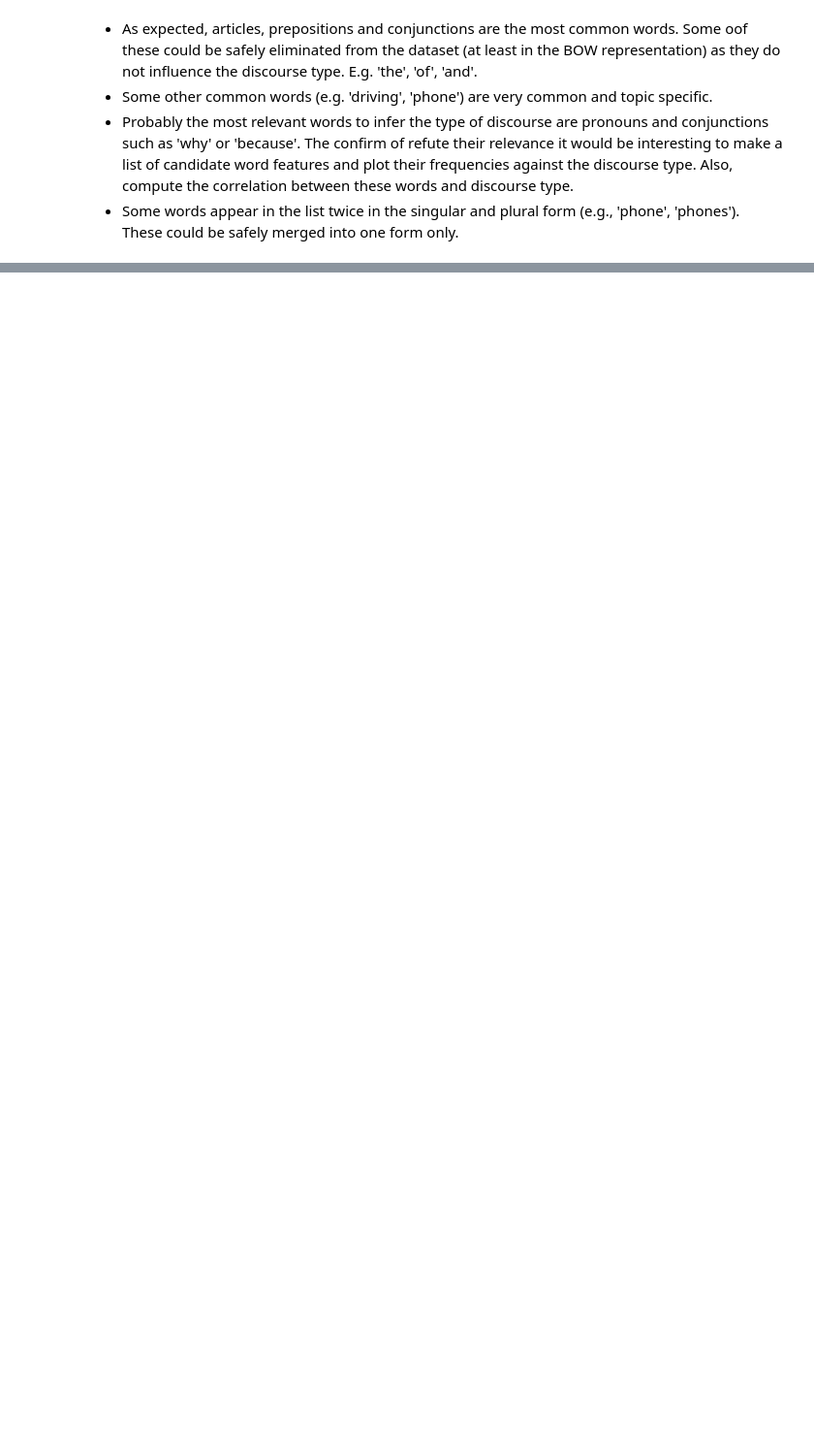
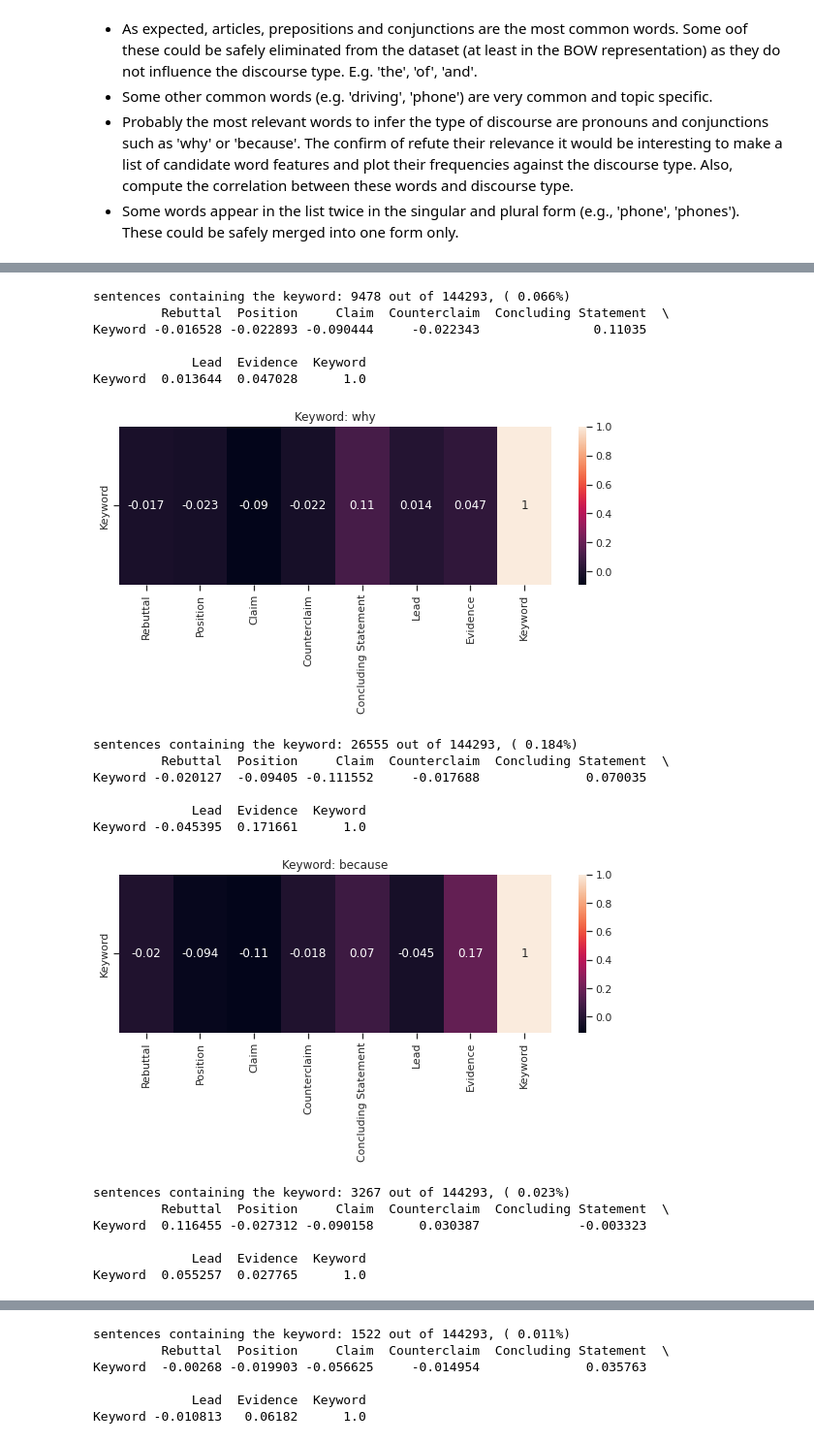
Before and after one commit to ValleyCrisps/Evaluating-Student-Writing, a Jupyter notebook: notebooks/exploratory_data_analysis.ipynb, the cells around one changed output, grey strips where cells are left out. Shown at 97% size. Saved outputs shown, nothing was run; the diff lists cells and outputs as text; code cells hidden in the pictures; blank space fills up the shorter version.

Commit message:
single word correlations

```diff
--- a/notebooks/exploratory_data_analysis.ipynb
+++ b/notebooks/exploratory_data_analysis.ipynb
@@ -64,0 +61,4 @@ print(types)
+# %%
+types = list(set(train_data["discourse_type"]))
+types_to_int = {'Rebuttal': 1, 'Position': 2, 'Claim': 3, 'Counterclaim': 4, 'Concluding Statement': 5, 'Lead': 6, 'Evidence': 7}
+print(types_to_int)
@@ -177,0 +144,58 @@ plt.show()
+# %%
+def single_keyword_correlation(keyword):
+  """
+  Given a keyword, print the correlation between keyword occurrence and discourse type for each type
+  Check both keyword and Keyword
+  """
+  # for reference:
+  # types_to_int = {'Rebuttal': 1, 'Position': 2, 'Claim': 3, 'Counterclaim': 4, 'Concluding Statement': 5, 'Lead': 6, 'Evidence': 7}
+
+  df = pd.DataFrame()
+
+  # add a column for each discourse type
+  for key, val in types_to_int.items():
+    df[key] = [int(x == key) for x in train_data['discourse_type']]
+
+  # add a column for the keyword
+  df['Keyword'] = [int((keyword in x) or (keyword.capitalize() in x)) for x in train_data['discourse_text']]
+
+  occurrences = df['Keyword'].sum()
+  total = len(df)
+  percent = occurrences/total
+
+  print(f'sentences containing the keyword: {occurrences} out of {total}, ({percent: .3f}%)')
+
+  # compute correlation
+  correlation_matrix = df.corr()
+  print(correlation_matrix[-1:])
+
+  plt.figure(figsize=(10,3))
+  plt.title(f'Keyword: {keyword}')
+  sns.heatmap(correlation_matrix[-1:], annot=True)
+  plt.show()
+# %%
+keyword_list = ['why', 'because', 'however', 'therefore', 'hence', 'so', 'while', 'finally', 'and']
+
+for keyword in keyword_list:
+  single_keyword_correlation(keyword)
+# %% [output]
+sentences containing the keyword: 9478 out of 144293, ( 0.066%)
+         Rebuttal  Position     Claim  Counterclaim  Concluding Statement  \
+Keyword -0.016528 -0.022893 -0.090444     -0.022343               0.11035
+
+             Lead  Evidence  Keyword
+Keyword  0.013644  0.047028      1.0
+[figure, added]
+sentences containing the keyword: 26555 out of 144293, ( 0.184%)
+         Rebuttal  Position     Claim  Counterclaim  Concluding Statement  \
+Keyword -0.020127  -0.09405 -0.111552     -0.017688              0.070035
+
+             Lead  Evidence  Keyword
+Keyword -0.045395  0.171661      1.0
+[figure, added]
+sentences containing the keyword: 3267 out of 144293, ( 0.023%)
+         Rebuttal  Position     Claim  Counterclaim  Concluding Statement  \
+Keyword  0.116455 -0.027312 -0.090158      0.030387             -0.003323
+
+             Lead  Evidence  Keyword
+Keyword  0.055257  0.027765      1.0
@@ -177,0 +203,6 @@ plt.show()
+sentences containing the keyword: 1522 out of 144293, ( 0.011%)
+         Rebuttal  Position     Claim  Counterclaim  Concluding Statement  \
+Keyword  -0.00268 -0.019903 -0.056625     -0.014954              0.035763
+
+             Lead  Evidence  Keyword
+Keyword -0.010813   0.06182      1.0
```
Also changed, not shown: parts of 14 cells of this notebook.
